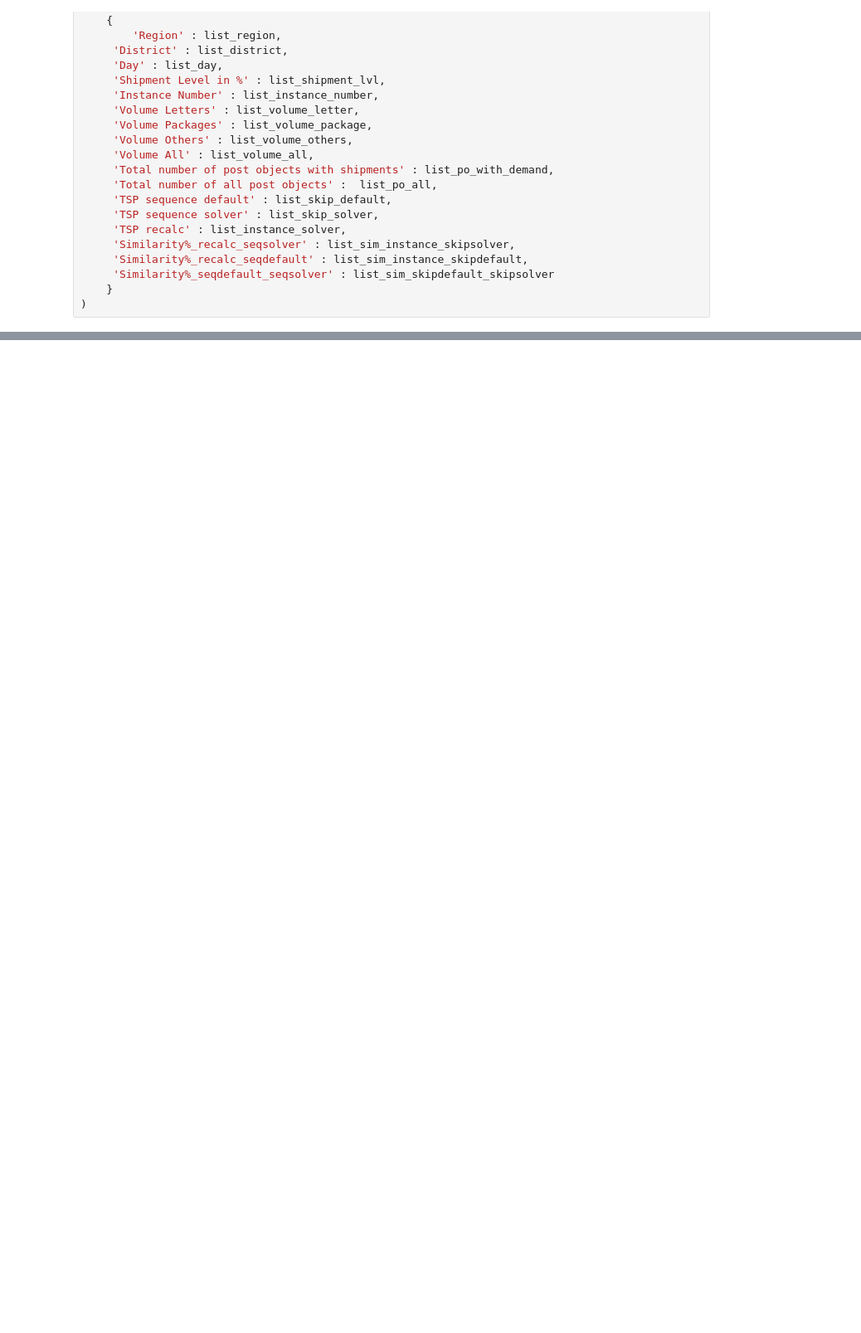
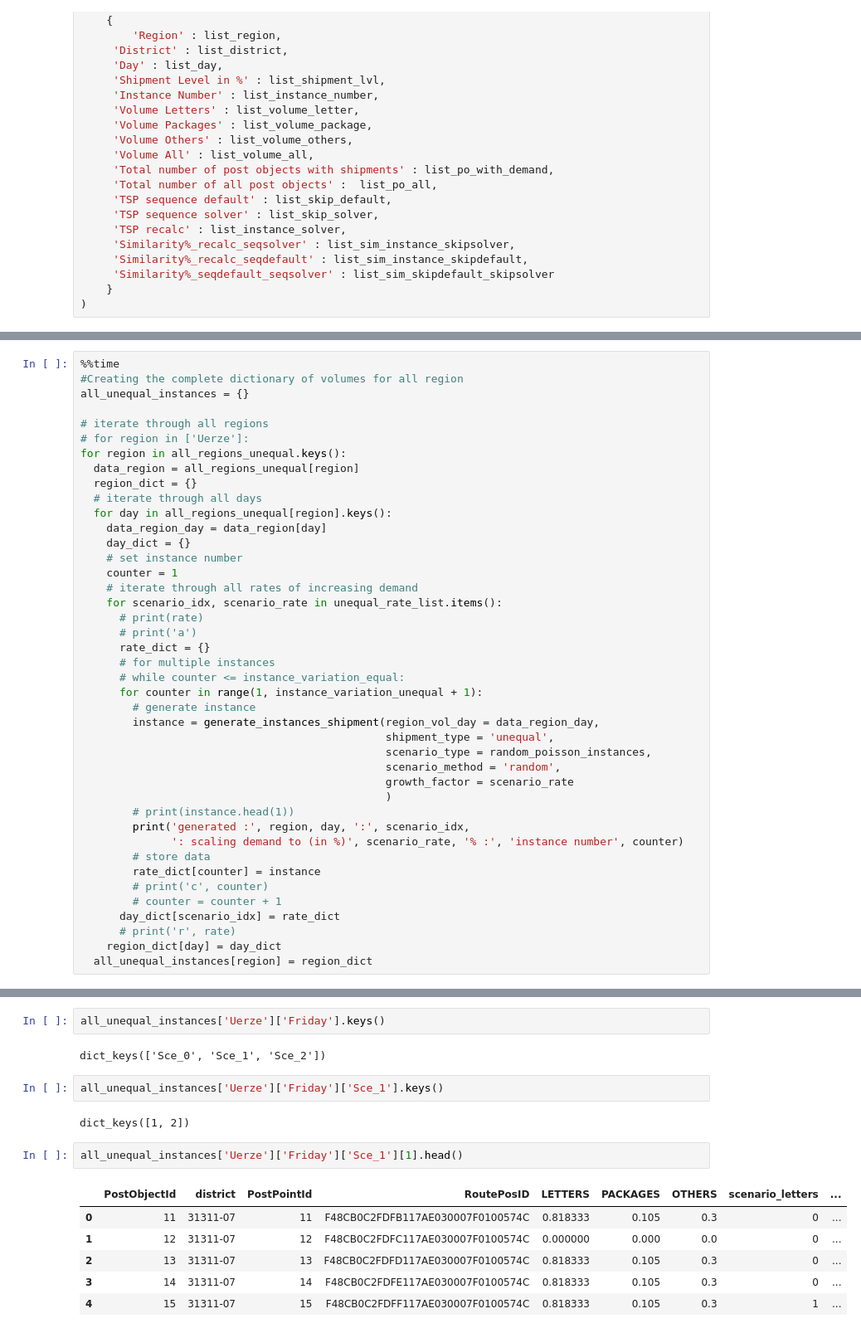
Before and after one commit to Pratiksha100/AnalyticsProject, a Jupyter notebook: ipnyb/DP_analytics_endtoend_process.ipynb, the cells around one changed output, grey strips where cells are left out. Shown: that part at 83% size. Cells and saved outputs as stored; diff of their text form; blank space fills up the shorter version.

```diff
--- a/ipnyb/DP_analytics_endtoend_process.ipynb
+++ b/ipnyb/DP_analytics_endtoend_process.ipynb
@@ -987,0 +1127,42 @@ result_df.to_csv("/content/drive/Shareddrives/Private Unlimited Drive #1/DDS/Ana
+# %%
+%%time
+#Creating the complete dictionary of volumes for all region
+all_unequal_instances = {}
+
+# iterate through all regions
+# for region in ['Uerze']:
+for region in all_regions_unequal.keys():
+  data_region = all_regions_unequal[region]
+  region_dict = {}
+  # iterate through all days
+  for day in all_regions_unequal[region].keys():
+    data_region_day = data_region[day]
+    day_dict = {}
+    # set instance number
+    counter = 1
+    # iterate through all rates of increasing demand
+    for scenario_idx, scenario_rate in unequal_rate_list.items():
+      # print(rate)
+      # print('a')
+      rate_dict = {}
+      # for multiple instances
+      # while counter <= instance_variation_equal:
+      for counter in range(1, instance_variation_unequal + 1):
+        # generate instance
+        instance = generate_instances_shipment(region_vol_day = data_region_day,
+                                               shipment_type = 'unequal',
+                                               scenario_type = random_poisson_instances,
+                                               scenario_method = 'random',
+                                               growth_factor = scenario_rate
+                                               )
+        # print(instance.head(1))
+        print('generated :', region, day, ':', scenario_idx,
+              ': scaling demand to (in %)', scenario_rate, '% :', 'instance number', counter)
+        # store data
+        rate_dict[counter] = instance
+        # print('c', counter)
+        # counter = counter + 1
+      day_dict[scenario_idx] = rate_dict
+      # print('r', rate)
+    region_dict[day] = day_dict
+  all_unequal_instances[region] = region_dict
@@ -987,0 +1195,17 @@ result_df.to_csv("/content/drive/Shareddrives/Private Unlimited Drive #1/DDS/Ana
+# %%
+all_unequal_instances['Uerze']['Friday'].keys()
+# %% [output]
+dict_keys(['Sce_0', 'Sce_1', 'Sce_2'])
+# %%
+all_unequal_instances['Uerze']['Friday']['Sce_1'].keys()
+# %% [output]
+dict_keys([1, 2])
+# %%
+all_unequal_instances['Uerze']['Friday']['Sce_1'][1].head()
+# %% [output]
+|  | PostObjectId | district | PostPointId | RoutePosID | LETTERS | PACKAGES | OTHERS | scenario_letters | ... |
+| 0 | 11 | 31311-07 | 11 | F48CB0C2FDFB117AE030007F0100574C | 0.818333 | 0.105 | 0.3 | 0 | ... |
+| 1 | 12 | 31311-07 | 12 | F48CB0C2FDFC117AE030007F0100574C | 0.000000 | 0.000 | 0.0 | 0 | ... |
+| 2 | 13 | 31311-07 | 13 | F48CB0C2FDFD117AE030007F0100574C | 0.818333 | 0.105 | 0.3 | 0 | ... |
+| 3 | 14 | 31311-07 | 14 | F48CB0C2FDFE117AE030007F0100574C | 0.818333 | 0.105 | 0.3 | 0 | ... |
+| 4 | 15 | 31311-07 | 15 | F48CB0C2FDFF117AE030007F0100574C | 0.818333 | 0.105 | 0.3 | 1 | ... |
```
Also changed, not shown: parts of 46 cells of this notebook.
